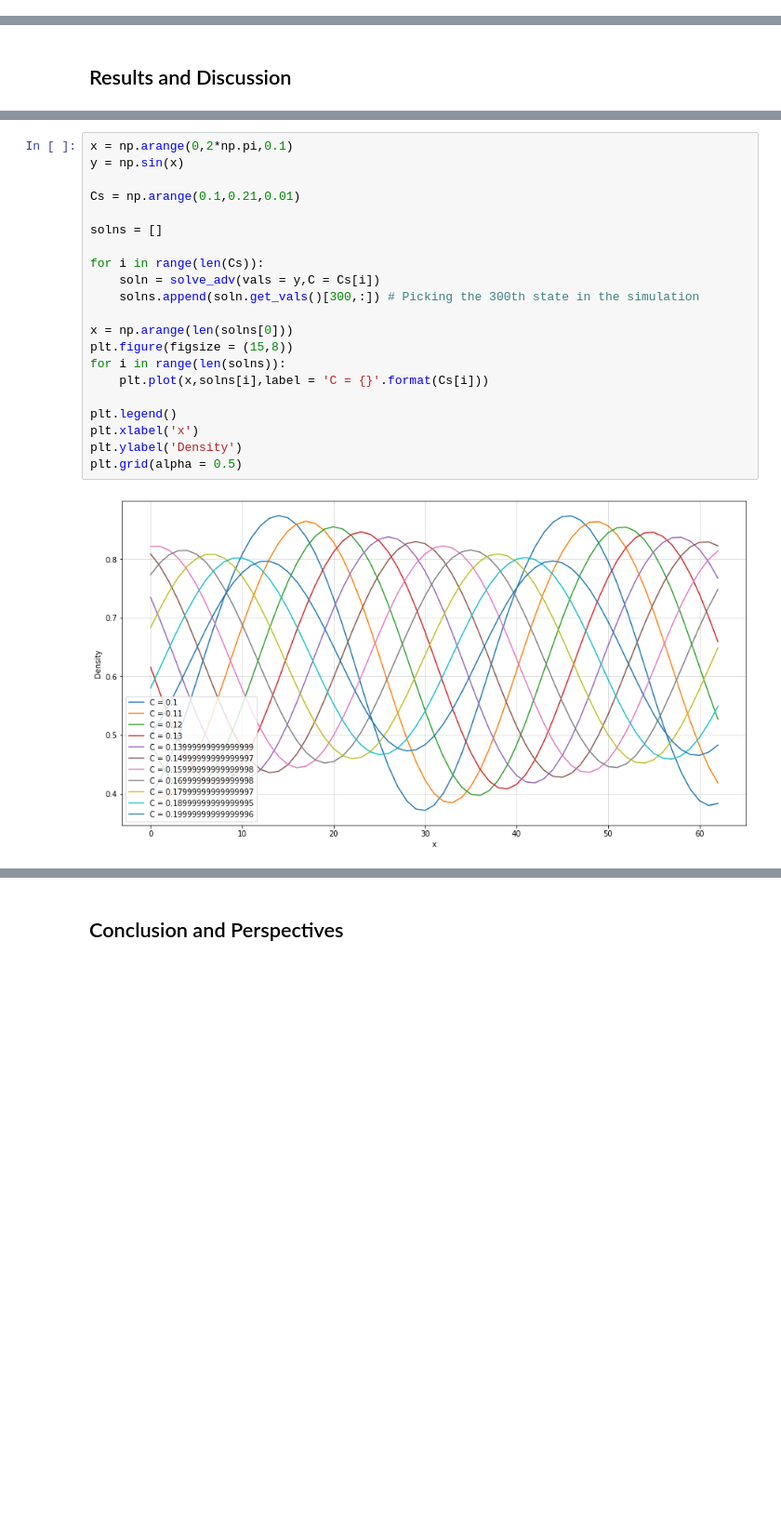
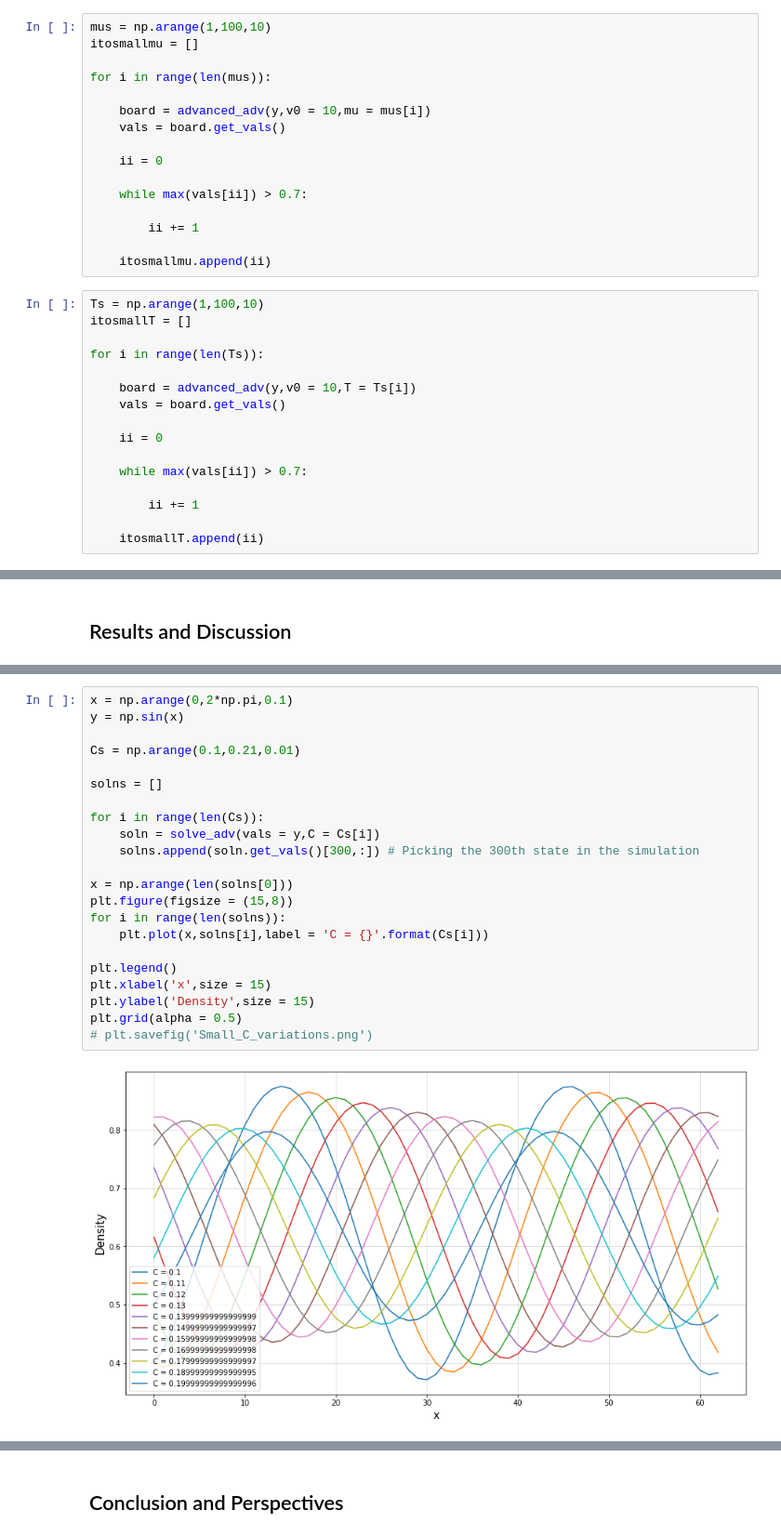
Before and after one commit to khojonat/PHY480_final_project, a Jupyter notebook: PHY480-905_SemesterProject.ipynb, the cells around one changed output, grey strips where cells are left out. Shown at 93% size. Drawn from its saved outputs; the diff is of its cells as text; blank space fills up the shorter version.

```diff
--- a/PHY480-905_SemesterProject.ipynb
+++ b/PHY480-905_SemesterProject.ipynb
@@ -340,0 +404,32 @@ HTML(anim.to_html5_video())
+# %%
+mus = np.arange(1,100,10)
+itosmallmu = []
+
+for i in range(len(mus)):
+
+    board = advanced_adv(y,v0 = 10,mu = mus[i])
+    vals = board.get_vals()
+
+    ii = 0
+
+    while max(vals[ii]) > 0.7:
+
+        ii += 1
+
+    itosmallmu.append(ii)
+# %%
+Ts = np.arange(1,100,10)
+itosmallT = []
+
+for i in range(len(Ts)):
+
+    board = advanced_adv(y,v0 = 10,T = Ts[i])
+    vals = board.get_vals()
+
+    ii = 0
+
+    while max(vals[ii]) > 0.7:
+
+        ii += 1
+
+    itosmallT.append(ii)
@@ -347,26 +553,27 @@ All of the plots that you plan on using for your presentation should be present
 # %%
 x = np.arange(0,2*np.pi,0.1)
 y = np.sin(x)
 
 Cs = np.arange(0.1,0.21,0.01)
 
 solns = []
 
 for i in range(len(Cs)):
     soln = solve_adv(vals = y,C = Cs[i])
     solns.append(soln.get_vals()[300,:]) # Picking the 300th state in the simulation
 
 x = np.arange(len(solns[0]))
 plt.figure(figsize = (15,8))
 for i in range(len(solns)):
     plt.plot(x,solns[i],label = 'C = {}'.format(Cs[i]))
 
 plt.legend()
-plt.xlabel('x')
-plt.ylabel('Density')
+plt.xlabel('x',size = 15)
+plt.ylabel('Density',size = 15)
 plt.grid(alpha = 0.5)
+# plt.savefig('Small_C_variations.png')
 # %% [output]
-[figure, old version]
+[figure, new version]
 # %%
 x = np.arange(0,2*np.pi,0.1)
 y = np.sin(x)
```
Also changed, not shown: parts of 42 cells of this notebook, 8 other files.
